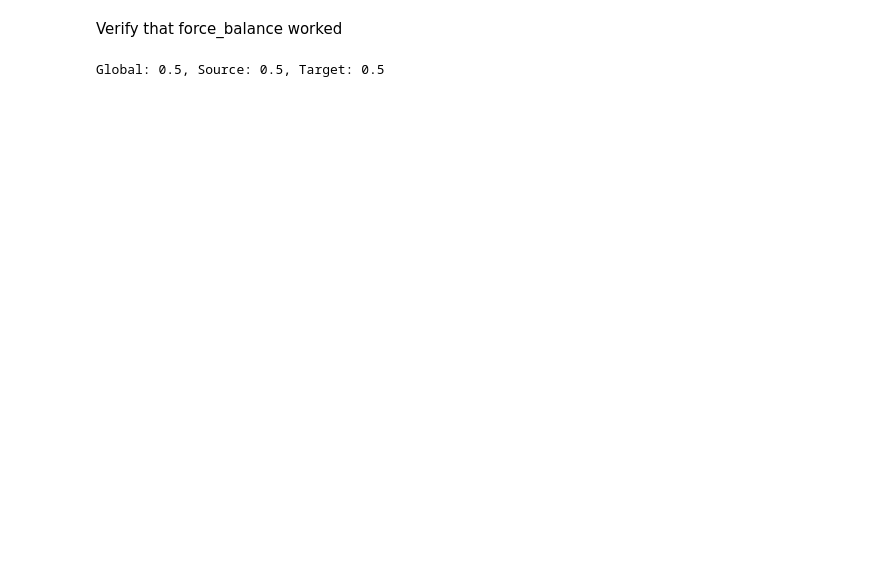
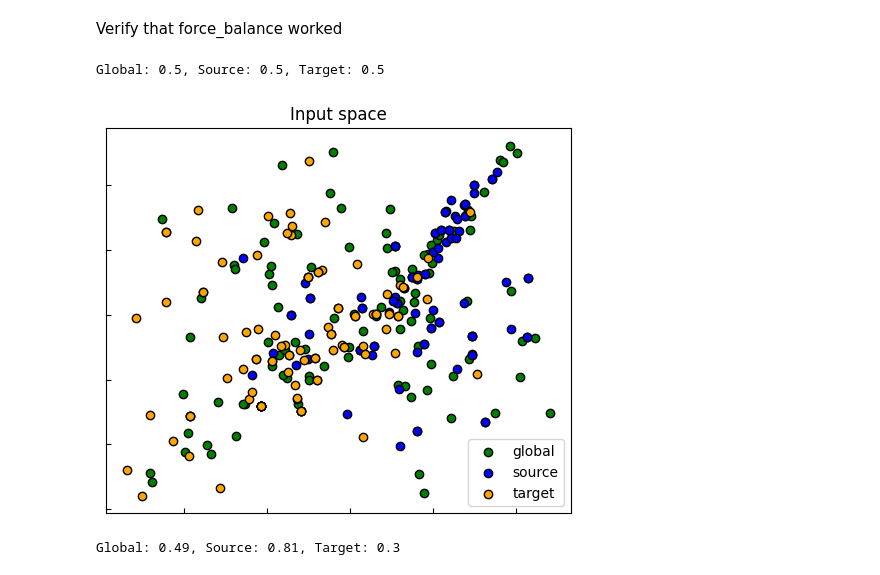
Before and after one commit to EWitting/global-domain-adapation, a Jupyter notebook: showdatashift.ipynb, the cells around one changed output. Saved outputs shown, nothing was run; the diff lists cells and outputs as text; code cells hidden in the pictures; blank space fills up the shorter version.

```diff
--- a/showdatashift.ipynb
+++ b/showdatashift.ipynb
@@ -24,3 +24,22 @@ target_ratio = np.mean(yt)
 print(f"Global: {global_ratio}, Source: {source_ratio}, Target: {target_ratio}")
 # %% [output]
 Global: 0.5, Source: 0.5, Target: 0.5
+# %%
+from sklearn.datasets import make_classification
+from datagen.selector import  Selector
+
+x,y = make_classification(500, n_features=2,n_informative=2,n_repeated=0,n_redundant=0)
+selector = Selector(100, 100, 100, 1, 1, 2)
+Xs, ys, Xg, yg, Xt, yt = selector.select(x,y)
+
+visualizeShift2D(Xs,Xg,Xt)
+# %% [output]
+[figure, added]
+# %%
+global_ratio = np.mean(yg)
+source_ratio = np.mean(ys)
+target_ratio = np.mean(yt)
+
+print(f"Global: {global_ratio}, Source: {source_ratio}, Target: {target_ratio}")
+# %% [output]
+Global: 0.49, Source: 0.81, Target: 0.3
```
Also changed, not shown: parts of 1 cell of this notebook, 4 other files.
